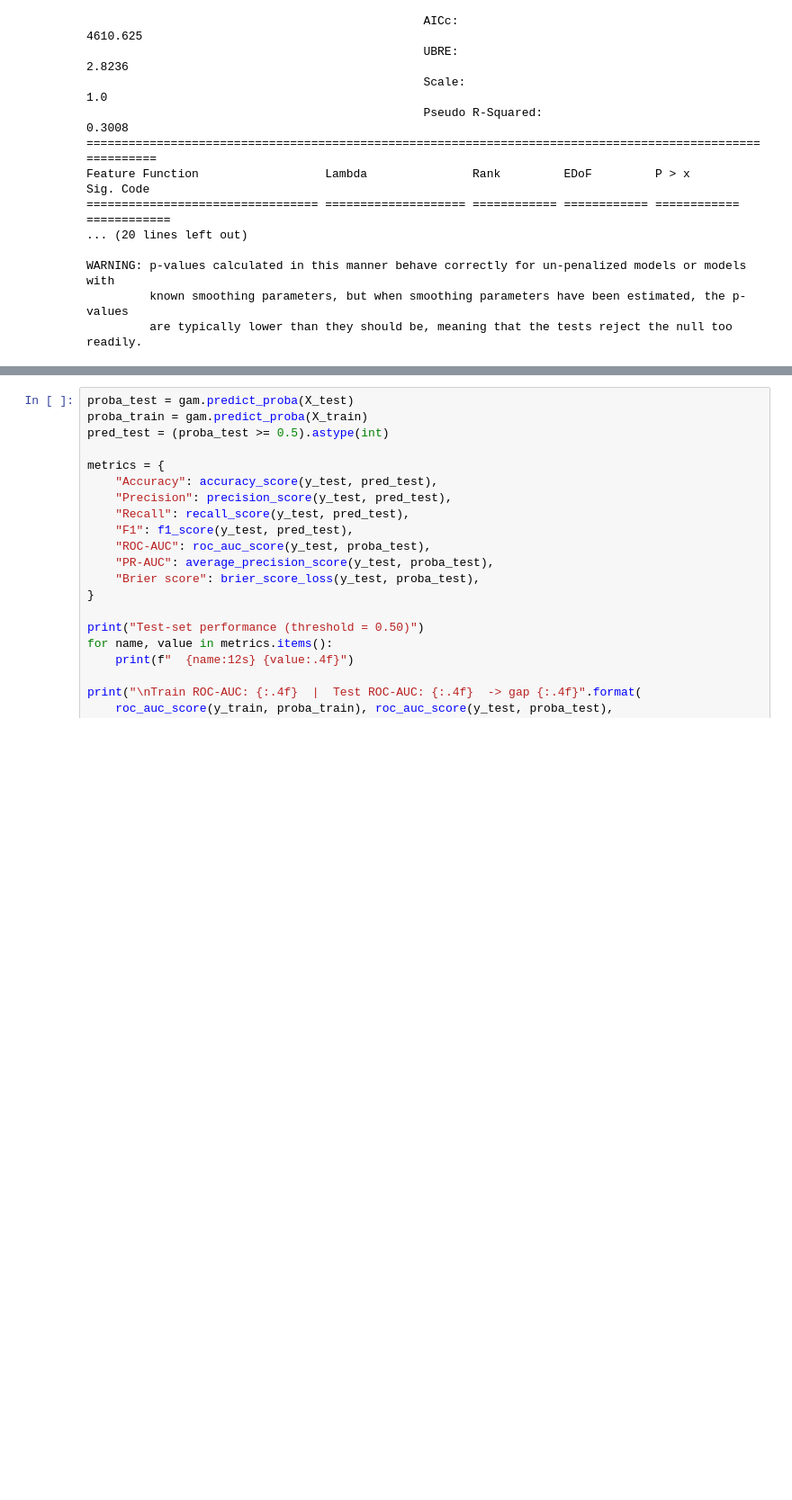
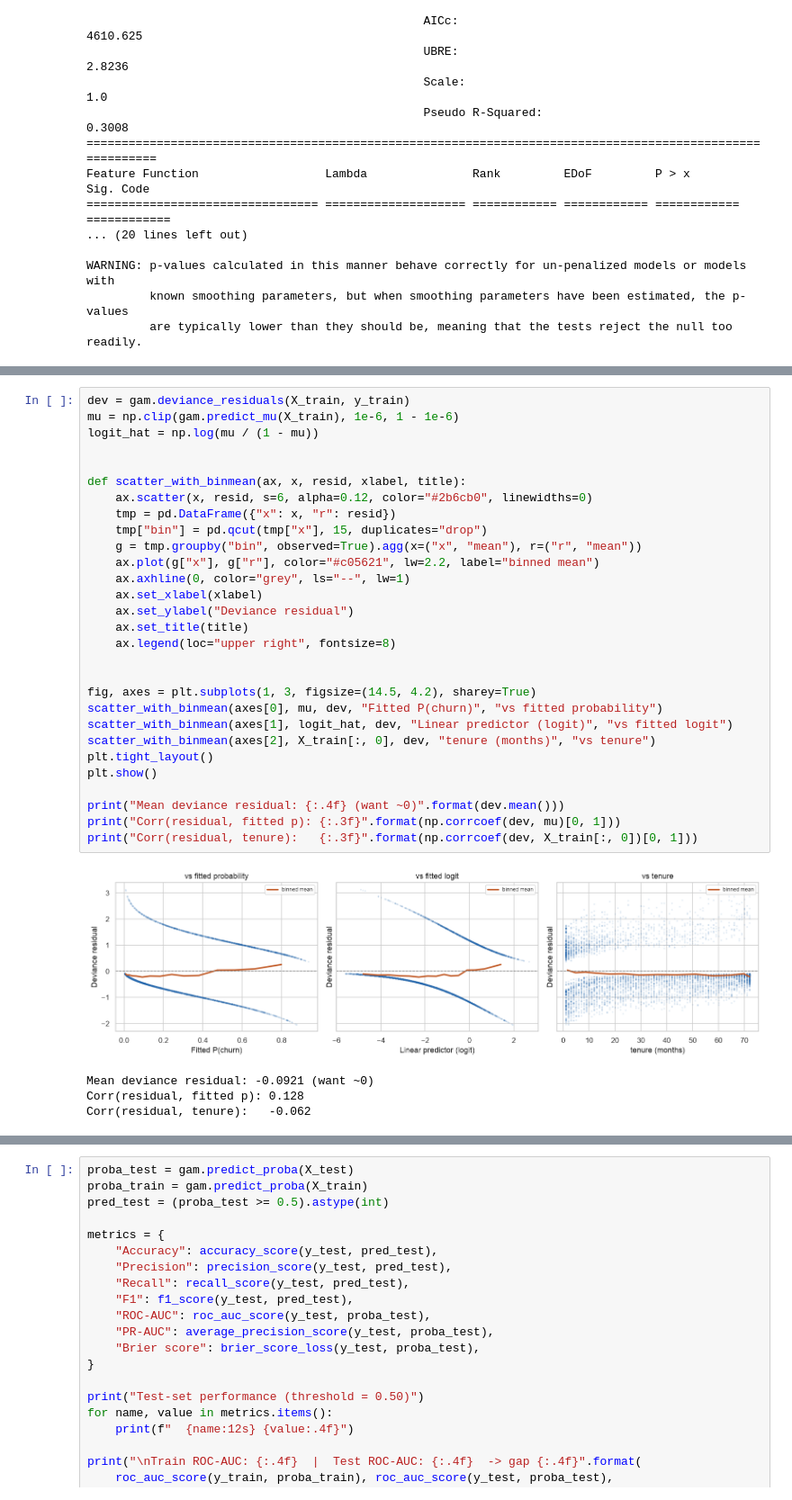
Before and after one commit to ananya923/XAI_Week2_Activity, a Jupyter notebook: Kedar_ASK_gam.ipynb, the cells around one changed output, grey strips where cells are left out. Shown at 90% size. Saved outputs shown, nothing was run; the diff lists cells and outputs as text; blank space fills up the shorter version.

Commit message:
Update GAM churn notebook and add interpretability references.
Co-authored-by: Cursor <cursoragent@cursor.com>

```diff
--- a/Kedar_ASK_gam.ipynb
+++ b/Kedar_ASK_gam.ipynb
@@ -533,0 +434,34 @@ targeted by predicted risk), and cross-validation to show the numbers are not an
+# %%
+dev = gam.deviance_residuals(X_train, y_train)
+mu = np.clip(gam.predict_mu(X_train), 1e-6, 1 - 1e-6)
+logit_hat = np.log(mu / (1 - mu))
+
+
+def scatter_with_binmean(ax, x, resid, xlabel, title):
+    ax.scatter(x, resid, s=6, alpha=0.12, color="#2b6cb0", linewidths=0)
+    tmp = pd.DataFrame({"x": x, "r": resid})
+    tmp["bin"] = pd.qcut(tmp["x"], 15, duplicates="drop")
+    g = tmp.groupby("bin", observed=True).agg(x=("x", "mean"), r=("r", "mean"))
+    ax.plot(g["x"], g["r"], color="#c05621", lw=2.2, label="binned mean")
+    ax.axhline(0, color="grey", ls="--", lw=1)
+    ax.set_xlabel(xlabel)
+    ax.set_ylabel("Deviance residual")
+    ax.set_title(title)
+    ax.legend(loc="upper right", fontsize=8)
+
+
+fig, axes = plt.subplots(1, 3, figsize=(14.5, 4.2), sharey=True)
+scatter_with_binmean(axes[0], mu, dev, "Fitted P(churn)", "vs fitted probability")
+scatter_with_binmean(axes[1], logit_hat, dev, "Linear predictor (logit)", "vs fitted logit")
+scatter_with_binmean(axes[2], X_train[:, 0], dev, "tenure (months)", "vs tenure")
+plt.tight_layout()
+plt.show()
+
+print("Mean deviance residual: {:.4f} (want ~0)".format(dev.mean()))
+print("Corr(residual, fitted p): {:.3f}".format(np.corrcoef(dev, mu)[0, 1]))
+print("Corr(residual, tenure):   {:.3f}".format(np.corrcoef(dev, X_train[:, 0])[0, 1]))
+# %% [output]
+[figure, added]
+Mean deviance residual: -0.0921 (want ~0)
+Corr(residual, fitted p): 0.128
+Corr(residual, tenure):   -0.062
```
Also changed, not shown: parts of 69 cells of this notebook.
